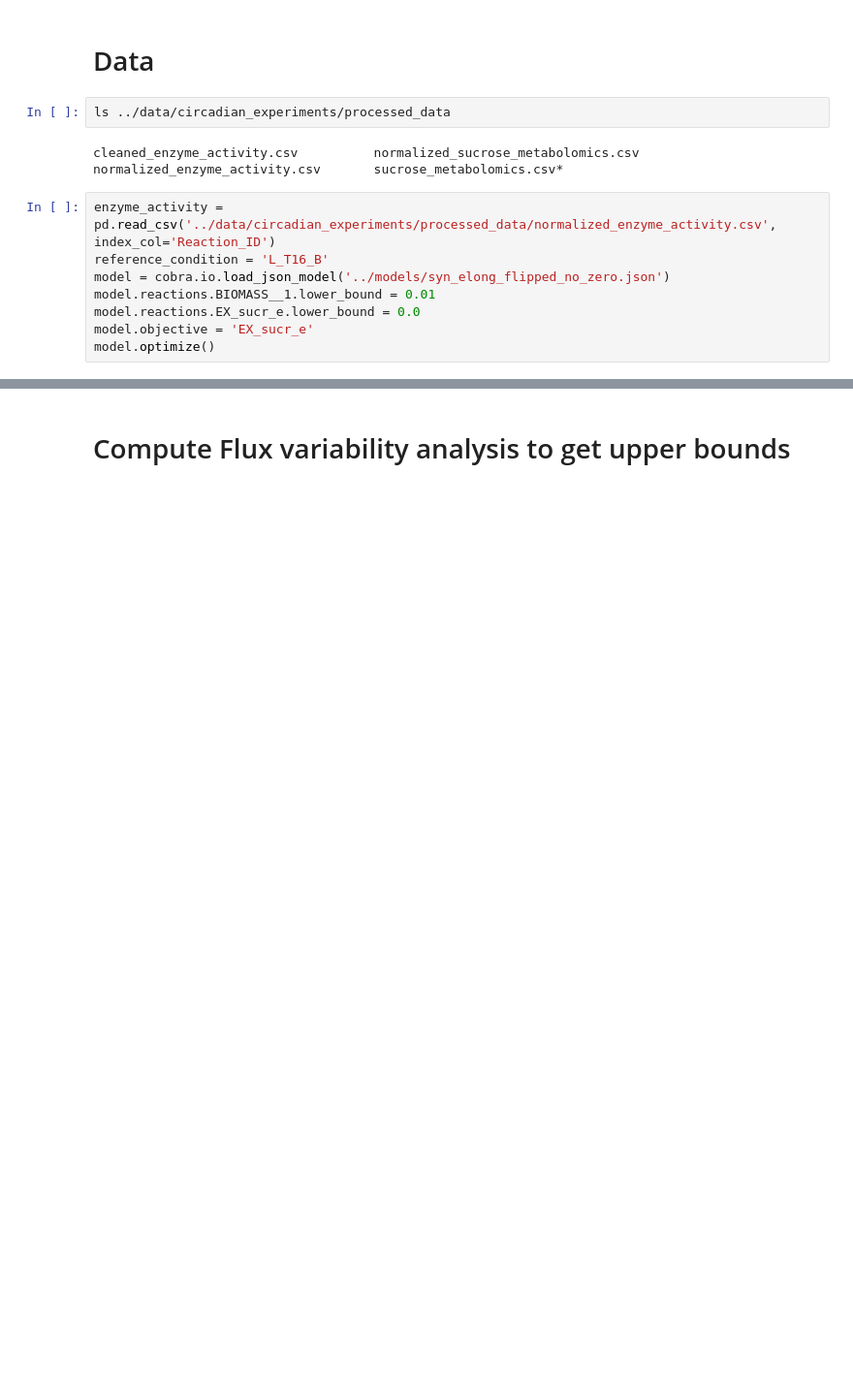
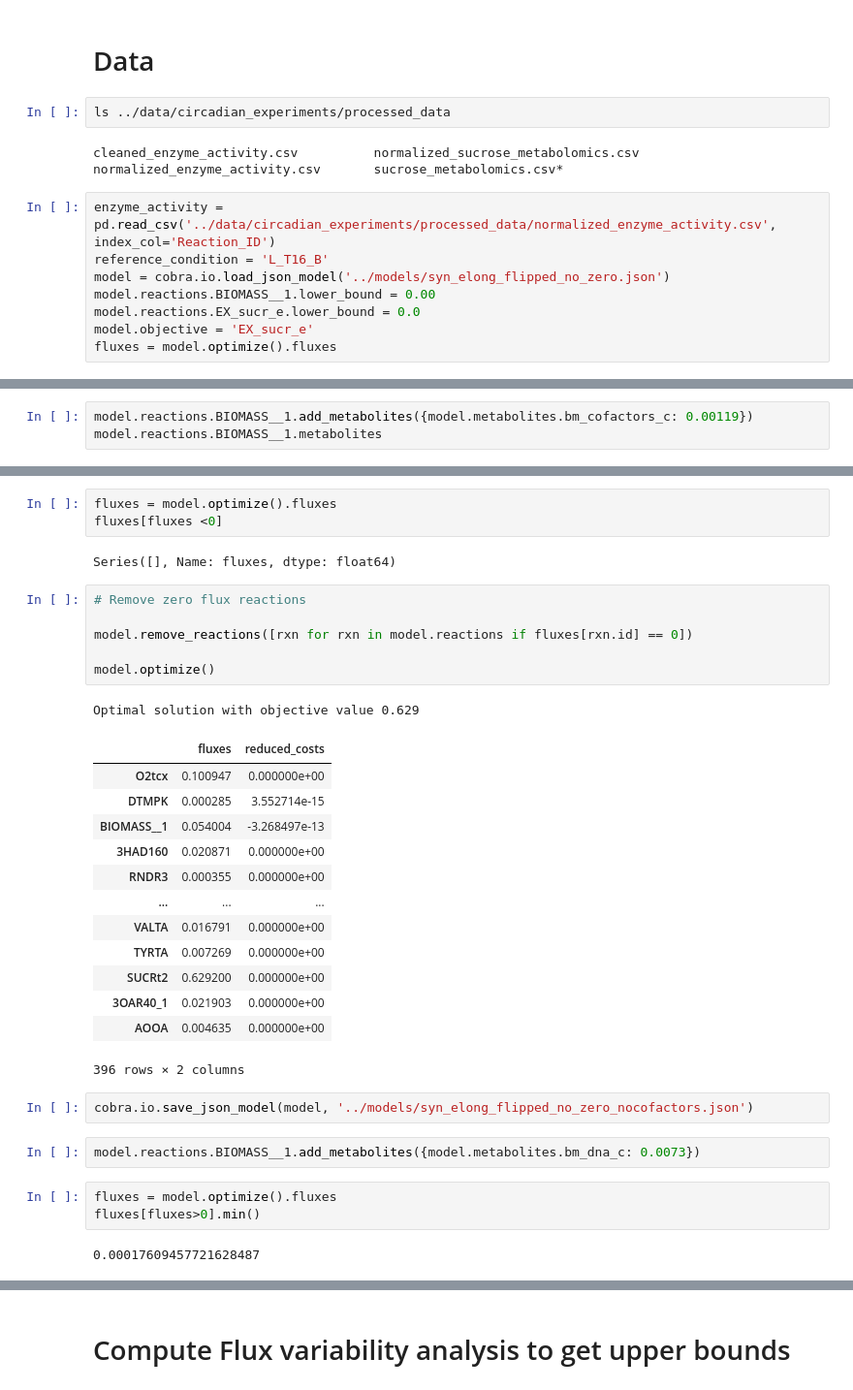
Before and after one commit to pnnl-predictive-phenomics/syn_bmca, a Jupyter notebook: notebooks/Run-Eflux.ipynb, the cells around one changed output, grey strips where cells are left out. Shown at 97% size. Saved outputs shown, nothing was run; the diff lists cells and outputs as text; blank space fills up the shorter version.

Commit message:
Run-Eflux and nocofactors model

```diff
--- a/notebooks/Run-Eflux.ipynb
+++ b/notebooks/Run-Eflux.ipynb
@@ -33,7 +33,7 @@ normalized_enzyme_activity.csv       sucrose_metabolomics.csv*
 enzyme_activity = pd.read_csv('../data/circadian_experiments/processed_data/normalized_enzyme_activity.csv', index_col='Reaction_ID')
 reference_condition = 'L_T16_B'
 model = cobra.io.load_json_model('../models/syn_elong_flipped_no_zero.json')
-model.reactions.BIOMASS__1.lower_bound = 0.01
+model.reactions.BIOMASS__1.lower_bound = 0.00
 model.reactions.EX_sucr_e.lower_bound = 0.0
 model.objective = 'EX_sucr_e'
-model.optimize()
+fluxes = model.optimize().fluxes
@@ -54,0 +57,3 @@ Optimal solution with objective value 0.629
+# %%
+model.reactions.BIOMASS__1.add_metabolites({model.metabolites.bm_cofactors_c: 0.00119})
+model.reactions.BIOMASS__1.metabolites
@@ -54,0 +73,35 @@ Optimal solution with objective value 0.629
+# %%
+fluxes = model.optimize().fluxes
+fluxes[fluxes <0]
+# %% [output]
+Series([], Name: fluxes, dtype: float64)
+# %%
+# Remove zero flux reactions
+
+model.remove_reactions([rxn for rxn in model.reactions if fluxes[rxn.id] == 0])
+
+model.optimize()
+# %% [output]
+Optimal solution with objective value 0.629
+|  | fluxes | reduced_costs |
+| O2tcx | 0.100947 | 0.000000e+00 |
+| DTMPK | 0.000285 | 3.552714e-15 |
+| BIOMASS__1 | 0.054004 | -3.268497e-13 |
+| 3HAD160 | 0.020871 | 0.000000e+00 |
+| RNDR3 | 0.000355 | 0.000000e+00 |
+| ... | ... | ... |
+| VALTA | 0.016791 | 0.000000e+00 |
+| TYRTA | 0.007269 | 0.000000e+00 |
+| SUCRt2 | 0.629200 | 0.000000e+00 |
+| 3OAR40_1 | 0.021903 | 0.000000e+00 |
+| AOOA | 0.004635 | 0.000000e+00 |
+396 rows × 2 columns
+# %%
+cobra.io.save_json_model(model, '../models/syn_elong_flipped_no_zero_nocofactors.json')
+# %%
+model.reactions.BIOMASS__1.add_metabolites({model.metabolites.bm_dna_c: 0.0073})
+# %%
+fluxes = model.optimize().fluxes
+fluxes[fluxes>0].min()
+# %% [output]
+0.00017609457721628487
```
Also changed, not shown: parts of 6 cells of this notebook.
